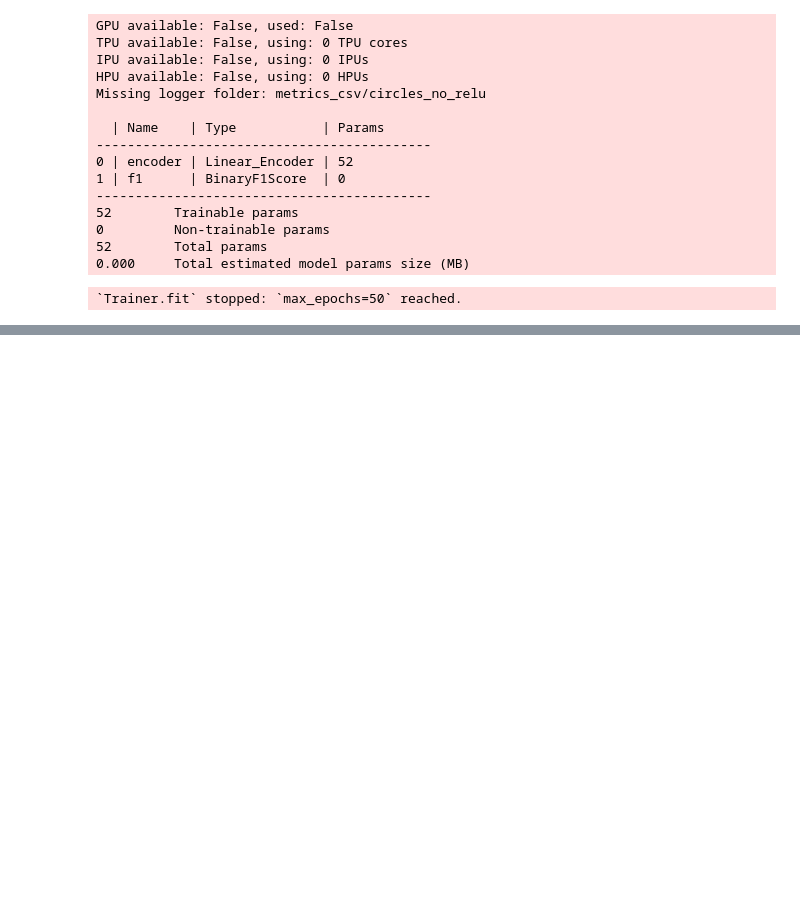
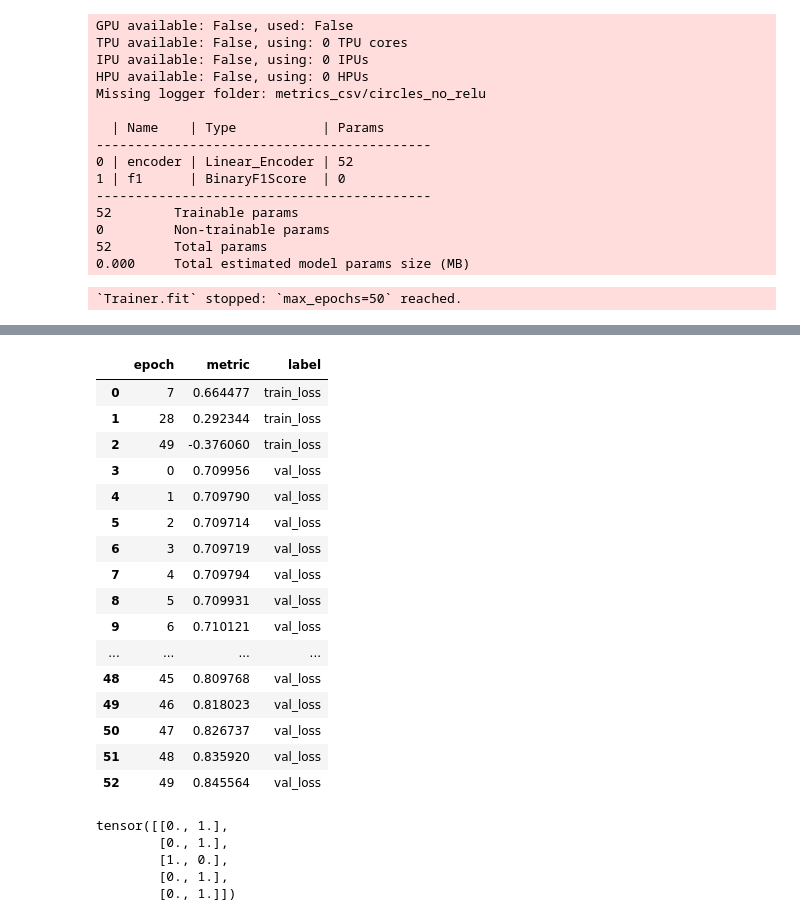
Before and after one commit to clarahoffmann/pycon-2023-honey-i-broke-the-pytorch-model, a Jupyter notebook: pages/torch_examples/broken_models.ipynb, the cells around one changed output, grey strips where cells are left out. Cells and saved outputs as stored; diff of their text form; code cells hidden in the pictures; blank space fills up the shorter version.

Commit message:
add more broken models, reformat

```diff
--- a/pages/torch_examples/broken_models.ipynb
+++ b/pages/torch_examples/broken_models.ipynb
@@ -161,0 +252,28 @@ format_csv('metrics_csv/circles_no_relu/version_0/metrics.csv', ['train_loss', '
+# %%
+pd.read_csv('reformatted_metrics/circle_dataloader_broken.csv')
+# %% [output]
+|  | epoch | metric | label |
+| 0 | 7 | 0.664477 | train_loss |
+| 1 | 28 | 0.292344 | train_loss |
+| 2 | 49 | -0.376060 | train_loss |
+| 3 | 0 | 0.709956 | val_loss |
+| 4 | 1 | 0.709790 | val_loss |
+| 5 | 2 | 0.709714 | val_loss |
+| 6 | 3 | 0.709719 | val_loss |
+| 7 | 4 | 0.709794 | val_loss |
+| 8 | 5 | 0.709931 | val_loss |
+| 9 | 6 | 0.710121 | val_loss |
+| ... | ... | ... | ... |
+| 48 | 45 | 0.809768 | val_loss |
+| 49 | 46 | 0.818023 | val_loss |
+| 50 | 47 | 0.826737 | val_loss |
+| 51 | 48 | 0.835920 | val_loss |
+| 52 | 49 | 0.845564 | val_loss |
+# %%
+data_tensor_circles[0:5][1]
+# %% [output]
+tensor([[0., 1.],
+        [0., 1.],
+        [1., 0.],
+        [0., 1.],
+        [0., 1.]])
```
Also changed, not shown: parts of 14 cells of this notebook, 11 other files.
